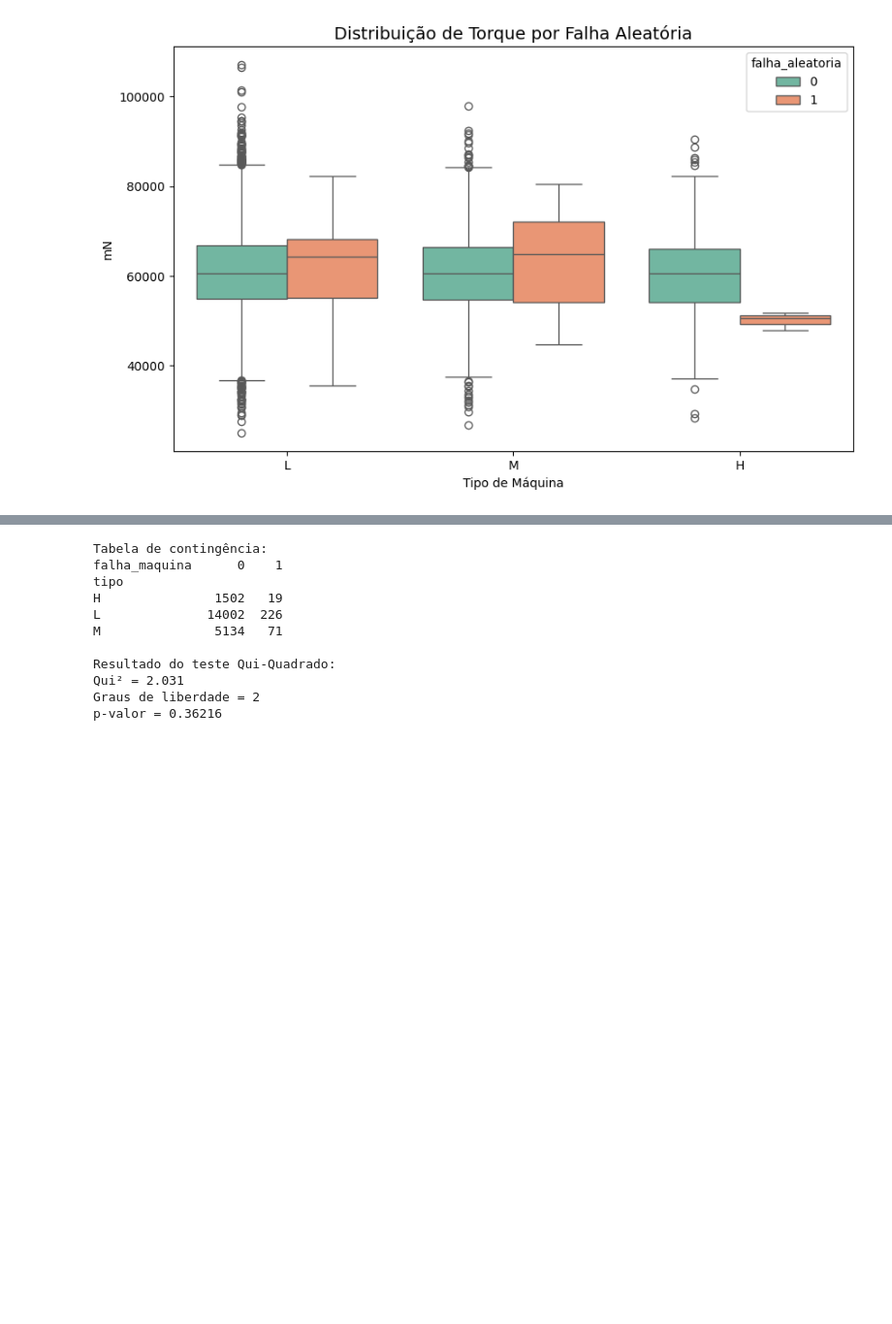
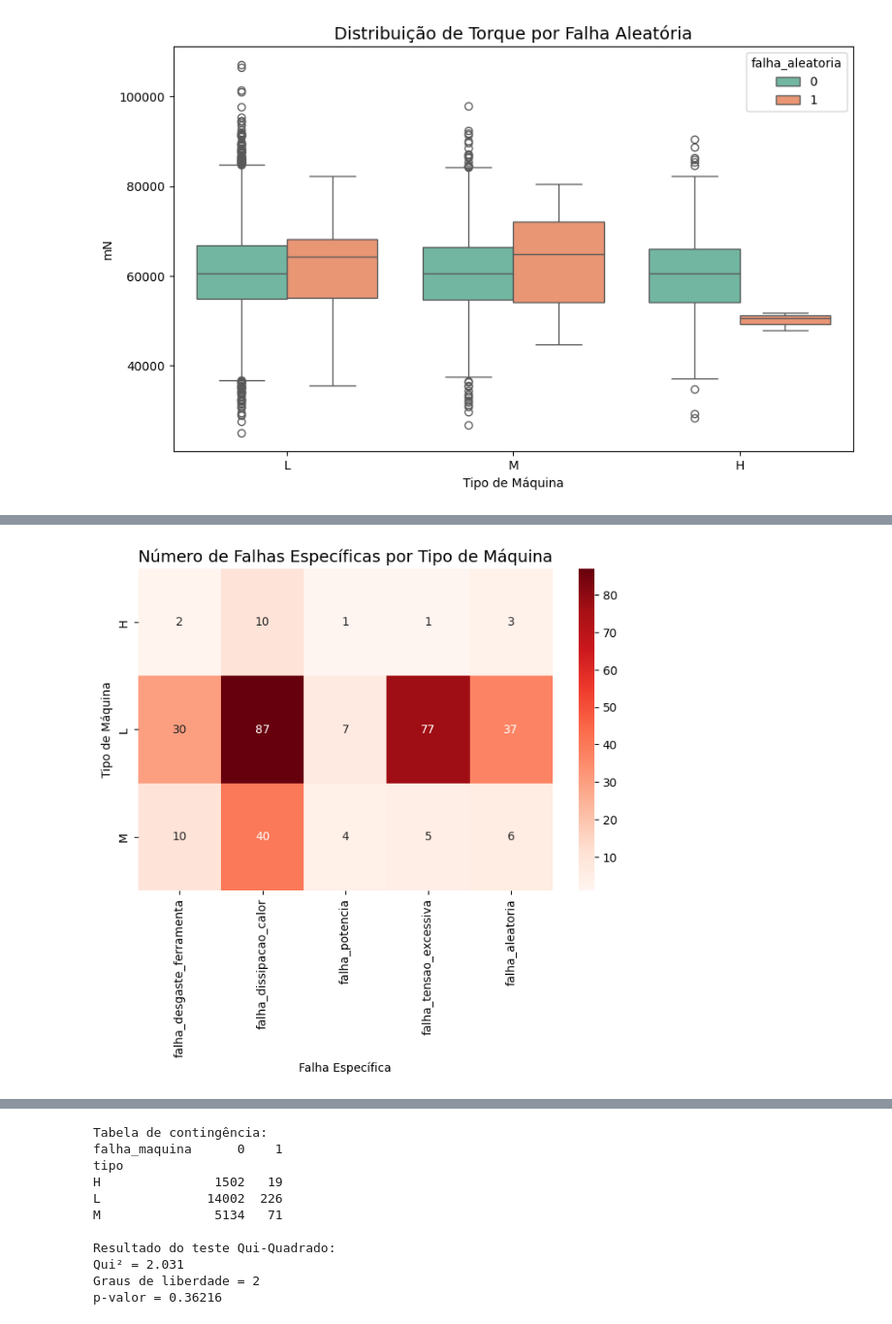
Before and after one commit to devryoshio/fiesc, a Jupyter notebook: Bootcamp Ciência de Dados e Inteligência Artificial.ipynb, the cells around one changed output, grey strips where cells are left out. Shown at 97% size. Saved outputs shown, nothing was run; the diff lists cells and outputs as text; code cells hidden in the pictures; blank space fills up the shorter version.

```diff
--- a/Bootcamp Ciência de Dados e Inteligência Artificial.ipynb
+++ b/Bootcamp Ciência de Dados e Inteligência Artificial.ipynb
@@ -1028,0 +1062,27 @@ plot_boxplot(df, x_col="tipo", y_col="potencia", hue_col="falha_aleatoria",
+# %%
+# Lista de falhas específicas
+falhas = [
+    "falha_desgaste_ferramenta",
+    "falha_dissipacao_calor",
+    "falha_potencia",
+    "falha_tensao_excessiva",
+    "falha_aleatoria"
+]
+
+# Calcular contagens absolutas
+contagens = pd.DataFrame()
+
+for falha in falhas:
+    tab = pd.crosstab(df["tipo"], df[falha])
+    # pega só a coluna "1" (falha)
+    contagens[falha] = tab[1]
+
+# Plotar heatmap com contagens
+plt.figure(figsize=(8,5))
+sns.heatmap(contagens, annot=True, fmt="d", cmap="Reds")
+plt.title("Número de Falhas Específicas por Tipo de Máquina", fontsize=14)
+plt.ylabel("Tipo de Máquina")
+plt.xlabel("Falha Específica")
+plt.show()
+# %% [output]
+[figure, added]
```
Also changed, not shown: parts of 12 cells of this notebook.
